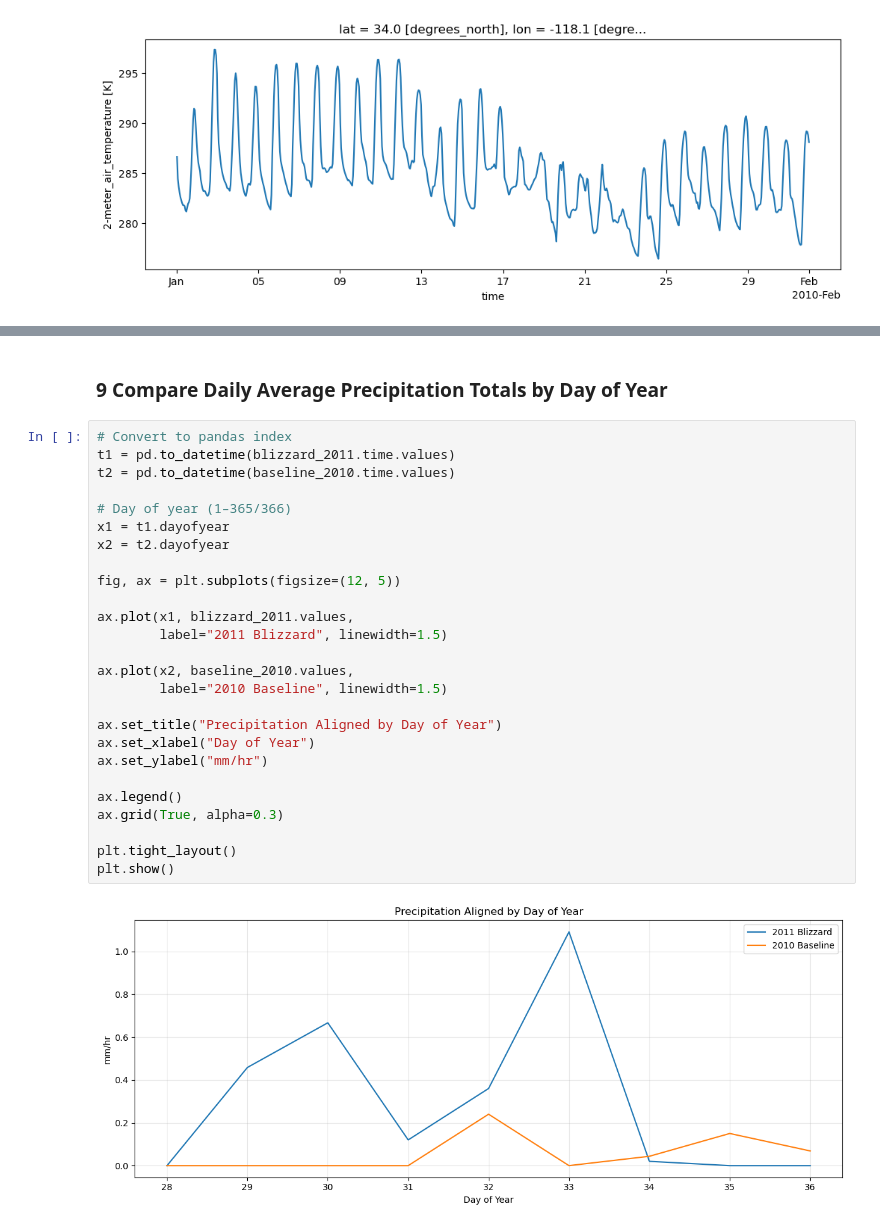
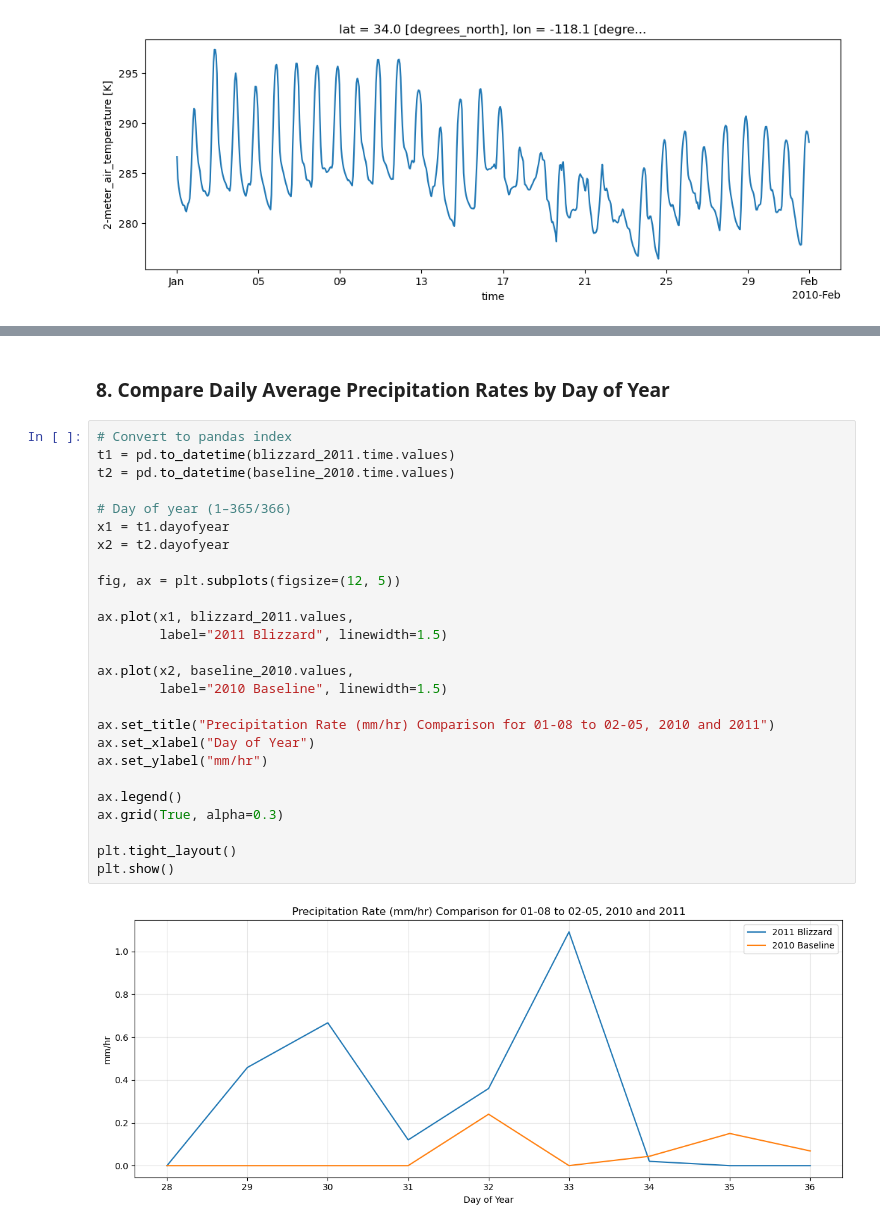
Before and after one commit to nasa/gesdisc-tutorials, a Jupyter notebook: notebooks/How_To_Access_GES_DISC_Kerchunk_Files.ipynb, the cells around one changed output, grey strips where cells are left out. Cells and saved outputs as stored; diff of their text form.

```diff
--- a/notebooks/How_To_Access_GES_DISC_Kerchunk_Files.ipynb
+++ b/notebooks/How_To_Access_GES_DISC_Kerchunk_Files.ipynb
@@ -224,30 +182,30 @@ Event Summary:
 # %% [markdown]
-### 9 Compare Daily Average Precipitation Totals by Day of Year
+### 8. Compare Daily Average Precipitation Rates by Day of Year
 # %%
 # Convert to pandas index
 t1 = pd.to_datetime(blizzard_2011.time.values)
 t2 = pd.to_datetime(baseline_2010.time.values)
 
 # Day of year (1–365/366)
 x1 = t1.dayofyear
 x2 = t2.dayofyear
 
 fig, ax = plt.subplots(figsize=(12, 5))
 
 ax.plot(x1, blizzard_2011.values,
         label="2011 Blizzard", linewidth=1.5)
 
 ax.plot(x2, baseline_2010.values,
         label="2010 Baseline", linewidth=1.5)
 
-ax.set_title("Precipitation Aligned by Day of Year")
+ax.set_title("Precipitation Rate (mm/hr) Comparison for 01-08 to 02-05, 2010 and 2011")
 ax.set_xlabel("Day of Year")
 ax.set_ylabel("mm/hr")
 
 ax.legend()
 ax.grid(True, alpha=0.3)
 
 plt.tight_layout()
 plt.show()
 # %% [output]
-[figure, old version]
+[figure, new version]
```
Also changed, not shown: parts of 10 cells of this notebook.
